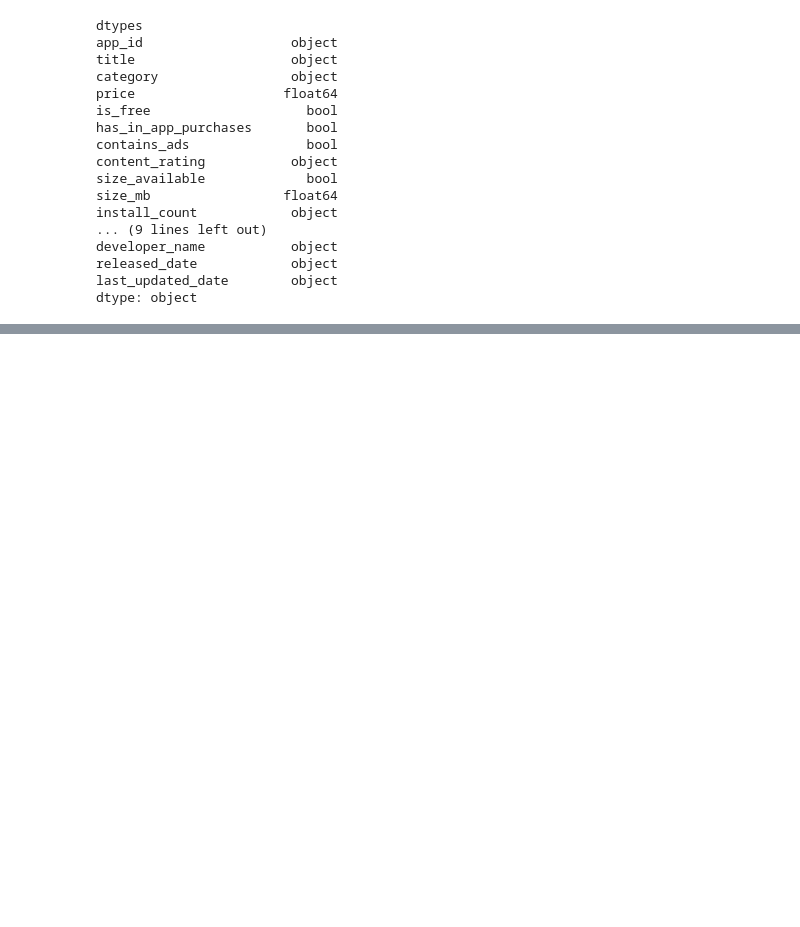
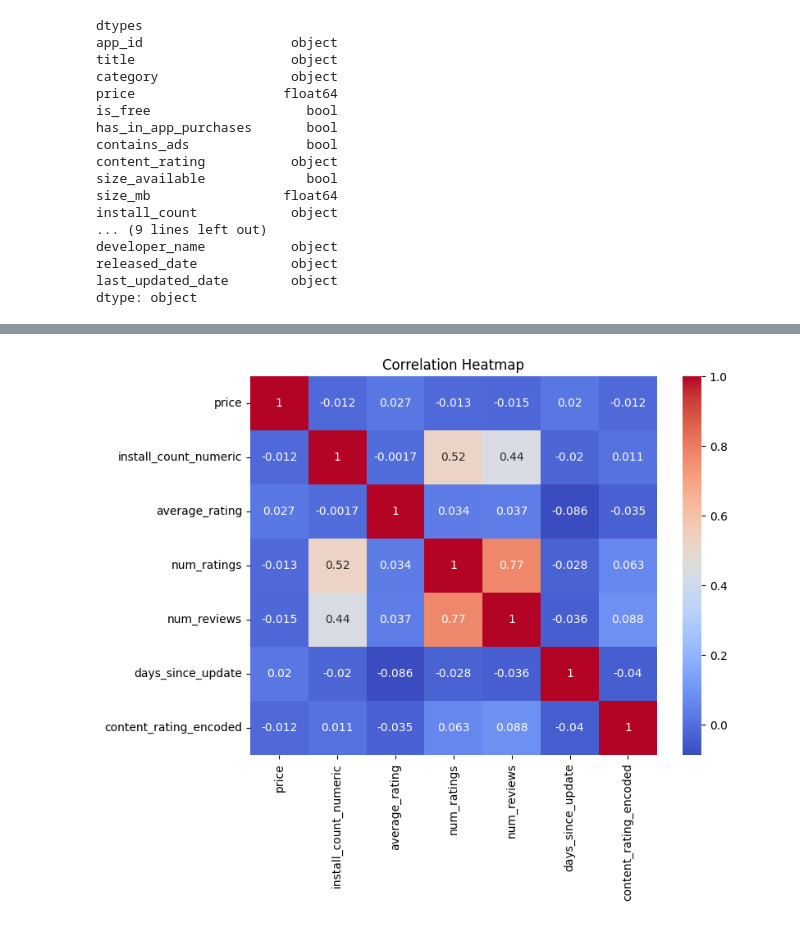
Before and after one commit to PradeepS-0459/appiq-google-play-success-analysis, a Jupyter notebook: analysis.ipynb, the cells around one changed output, grey strips where cells are left out. Cells and saved outputs as stored; diff of their text form; code cells hidden in the pictures; blank space fills up the shorter version.

```diff
--- a/analysis.ipynb
+++ b/analysis.ipynb
@@ -141,0 +175,13 @@ df['high_engagement'] = (df['average_rating'] > category_medians).astype(int)
+# %%
+# Correlation heatmap of numeric features
+
+import seaborn as sns
+
+numeric_cols = ['price', 'install_count_numeric', 'average_rating', 'num_ratings',
+                 'num_reviews', 'days_since_update', 'content_rating_encoded']
+plt.figure(figsize=(8, 6))
+sns.heatmap(df[numeric_cols].corr(), annot=True, cmap='coolwarm')
+plt.title('Correlation Heatmap')
+plt.show()
+# %% [output]
+[figure, added]
```
Also changed, not shown: parts of 22 cells of this notebook.
